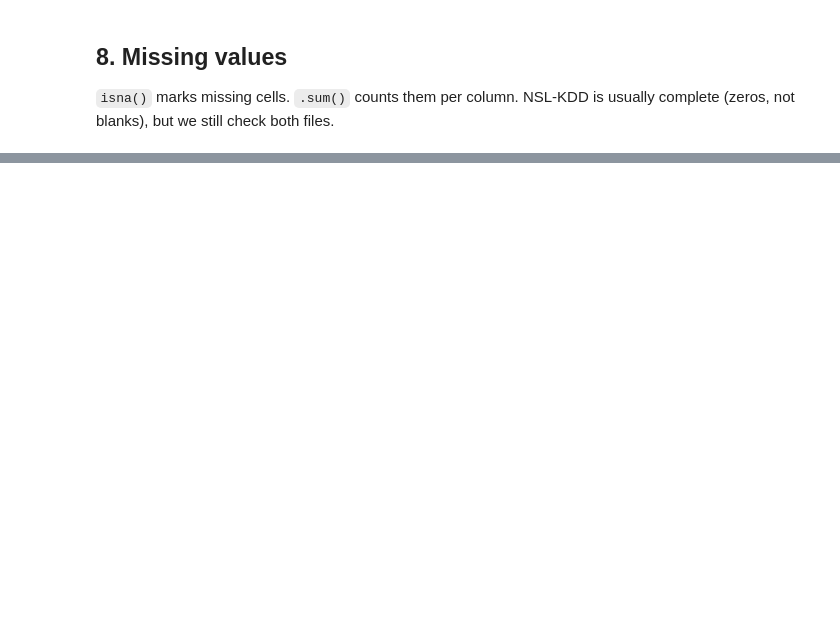
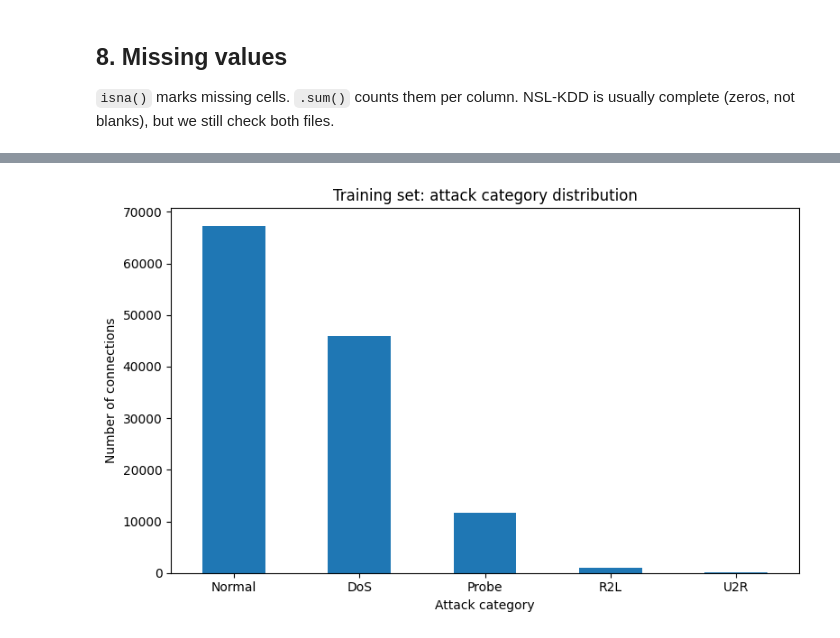
Before and after one commit to nitya098/network-traffic-anomaly-detection, a Jupyter notebook: notebooks/01_eda.ipynb, the cells around one changed output, grey strips where cells are left out. Drawn from its saved outputs; the diff is of its cells as text; code cells hidden in the pictures; blank space fills up the shorter version.

```diff
--- a/notebooks/01_eda.ipynb
+++ b/notebooks/01_eda.ipynb
@@ -131,0 +343,16 @@ print(test_df.isna().sum())
+# %%
+category_order = ["Normal", "DoS", "Probe", "R2L", "U2R"]
+
+train_category_counts = train_df["attack_category"].value_counts().reindex(category_order)
+train_category_pct = (
+    train_df["attack_category"].value_counts(normalize=True).reindex(category_order) * 100
+)
+
+train_category_summary = pd.DataFrame(
+    {
+        "count": train_category_counts,
+        "percentage": train_category_pct.round(4),
+    }
+)
+print("Training attack_category distribution:")
+display(train_category_summary)
@@ -131,0 +399,13 @@ print(test_df.isna().sum())
+# %%
+import matplotlib.pyplot as plt
+
+plt.figure(figsize=(8, 5))
+train_category_counts.plot(kind="bar")
+plt.title("Training set: attack category distribution")
+plt.xlabel("Attack category")
+plt.ylabel("Number of connections")
+plt.xticks(rotation=0)
+plt.tight_layout()
+plt.show()
+# %% [output]
+[figure, added]
```
Also changed, not shown: parts of 34 cells of this notebook.
